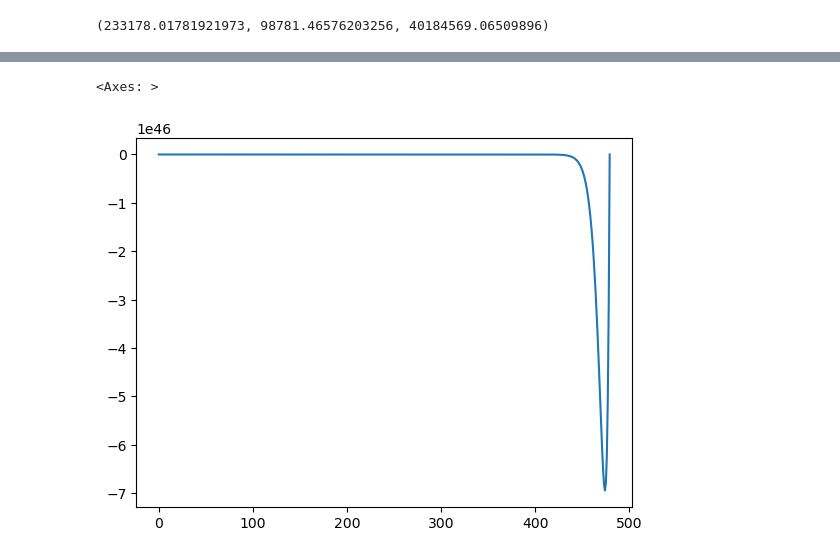
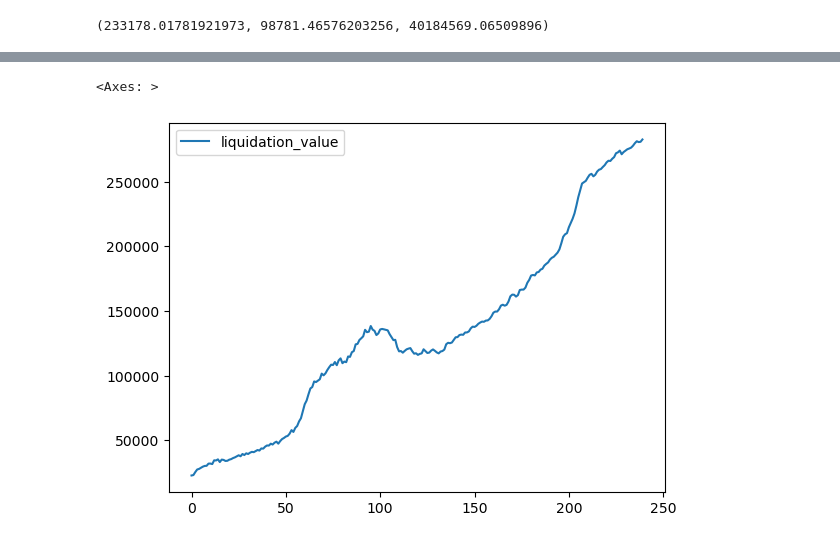
Before and after one commit to Dammi87/ibudarlan, a Jupyter notebook: dev.ipynb, the cells around one changed output, grey strips where cells are left out. Saved outputs shown, nothing was run; the diff lists cells and outputs as text; code cells hidden in the pictures.

```diff
--- a/dev.ipynb
+++ b/dev.ipynb
@@ -101,5 +117,7 @@ def indexed_based_even_payment(capital, inflation, interest_rate, payment_idx, n
 # %%
 import pandas as pd
+from dateutil.relativedelta import relativedelta
+import numpy as np
 
 
 class LoanCalculator:
@@ -159,60 +177,67 @@ class LoanCalculator:
 
         return capital_after, installment, interest
 
+
 class Loans:
-    def __init__(self, property_value: float, capital: float, inflation: float, interest: float, n_payments: int):
+    def __init__(self, loan_date: Union[datetime, str], property_value: float, capital: float, inflation: float, interest: float, n_payments: int):
+        self.loan_date = parser.parse(loan_date)
         self.property_value = property_value
         self.capital = capital
-        self.inflation = inflation
-        self.interest = interest
+        self.inflation = inflation if inflation <= 1.0 else inflation / 100
+        self.interest = interest if interest <= 1.0 else interest / 100
         self.n_payments = n_payments
 
     def initialize_dataframe(self) -> pd.DataFrame:
-        columns = ['property_value', 'capital', 'installments', 'interests', 'monthly_payment', 'liquidation_value']
+        columns = ['date', 'property_value', 'capital', 'installments', 'interests', 'monthly_payment', 'liquidation_value']
         data = np.empty((self.n_payments, len(columns)))
         data[:] = np.nan
-        return pd.DataFrame(data, columns=columns)
+        df = pd.DataFrame(data, columns=columns)
+        dtypes = {"date": "datetime64[ns]", "property_value": "float", "capital": "float", "installments": "float", "interests": "float", "monthly_payment": "float", "liquidation_value": "float",}
+        return df.astype(dtypes)
 
     def append_dataframe(self, df, idx, capital, installments, interests):
-        property_value = LoanCalculator.inflated_capital(self.property_value, self.inflation)
+        self.loan_date = self.loan_date + relativedelta(months=1)
+        self.property_value *= (1 + HousingIndexData.index_at(self.loan_date))
         df.loc[idx] = {
-            'property_value': property_value,
+            'date': self.loan_date,
+            'property_value': self.property_value,
             'capital': capital,
             'installments': installments,
             'interests': interests,
             'monthly_payment': installments + interests,
-            'liquidation_value': property_value - capital
+            'liquidation_value': self.property_value - capital
         }
         return df
 
     def calculate(self, loan_type: str, use_inflation: bool) -> pd.DataFrame:
-
         if loan_type == 'even':
             if use_inflation:
                 calculator = LoanCalculator.fixed_installments
             else:
                 calculator = lambda c, i, r, pi, pn: LoanCalculator.fixed_installments(c, i*0, r, pi, pn)
         elif loan_type == 'fixed':
             if use_inflation:
                 calculator = LoanCalculator.even_payments
             else:
                 calculator = lambda c, i, r, pi, pn: LoanCalculator.even_payments(c, i*0, r, pi, pn)
         else:
             raise Exception('Loan type is either even or fixed.')
 
         capital = self.capital
         df = self.initialize_dataframe()
         payment = 1
         while capital > 0.1:
-            c, p, i = calculator(capital, self.inflation * use_inflation, self.interest, payment, self.n_payments)
+            c, p, i = calculator(capital, InflationIndexData.index_at(self.loan_date) if use_inflation else 0.0, self.interest, payment, self.n_payments)
             self.append_dataframe(df, payment-1, c, p, i)
             capital = c
             payment += 1
+
         return df
 
 
 %matplotlib inline
-df = Loans(60000000, 40000000, 10.0, 2.0, 12*40).calculate('even', True)
+df = Loans("2000-01-01", 60000, 40000, 10.0, 2.0, 12*20).calculate('fixed', False)
+df[['liquidation_value']].plot()
 # %% [output]
 <Axes: >
-[figure, old version]
+[figure, new version]
```
Also changed, not shown: parts of 8 cells of this notebook, 11 other files.
